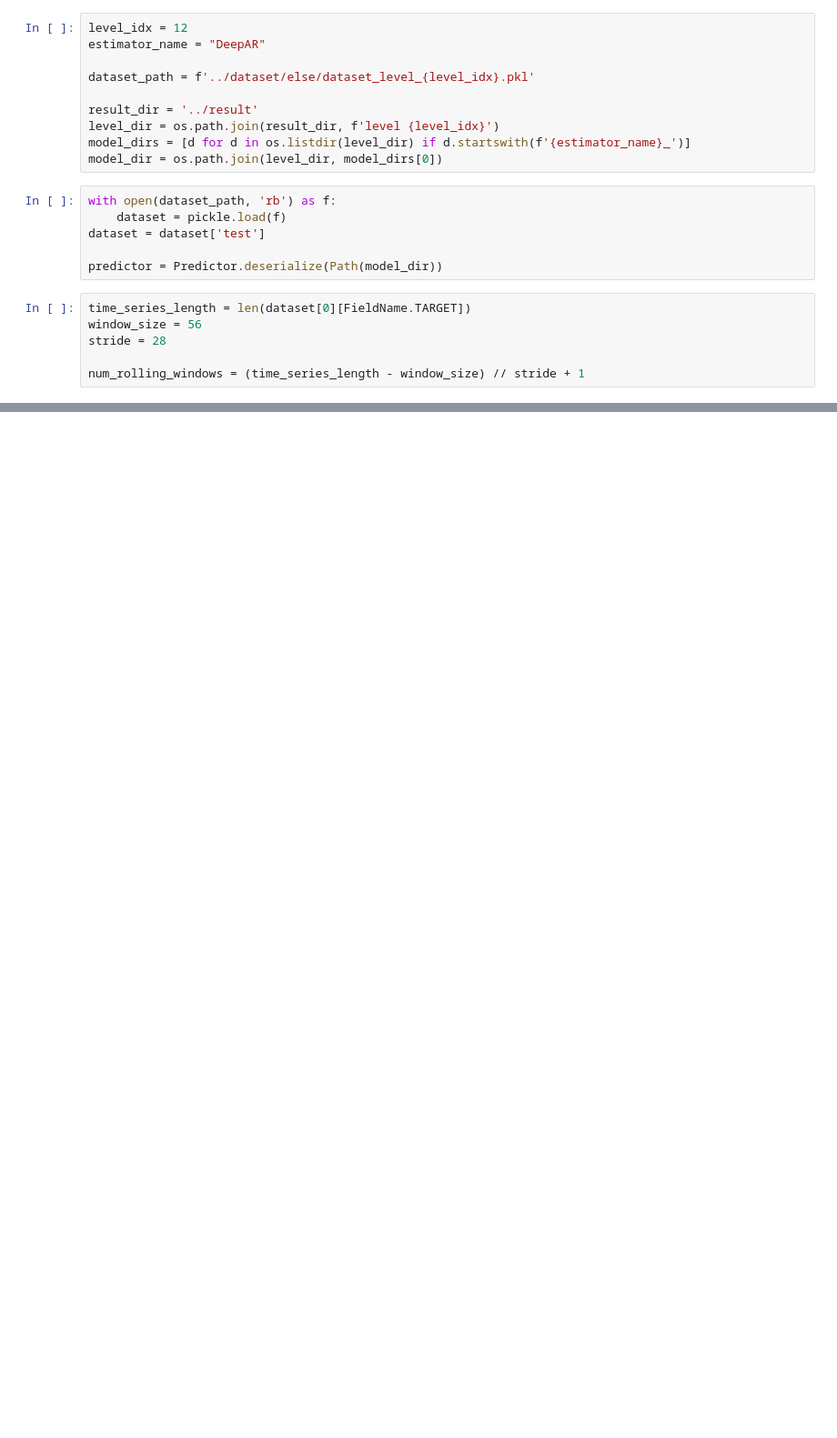
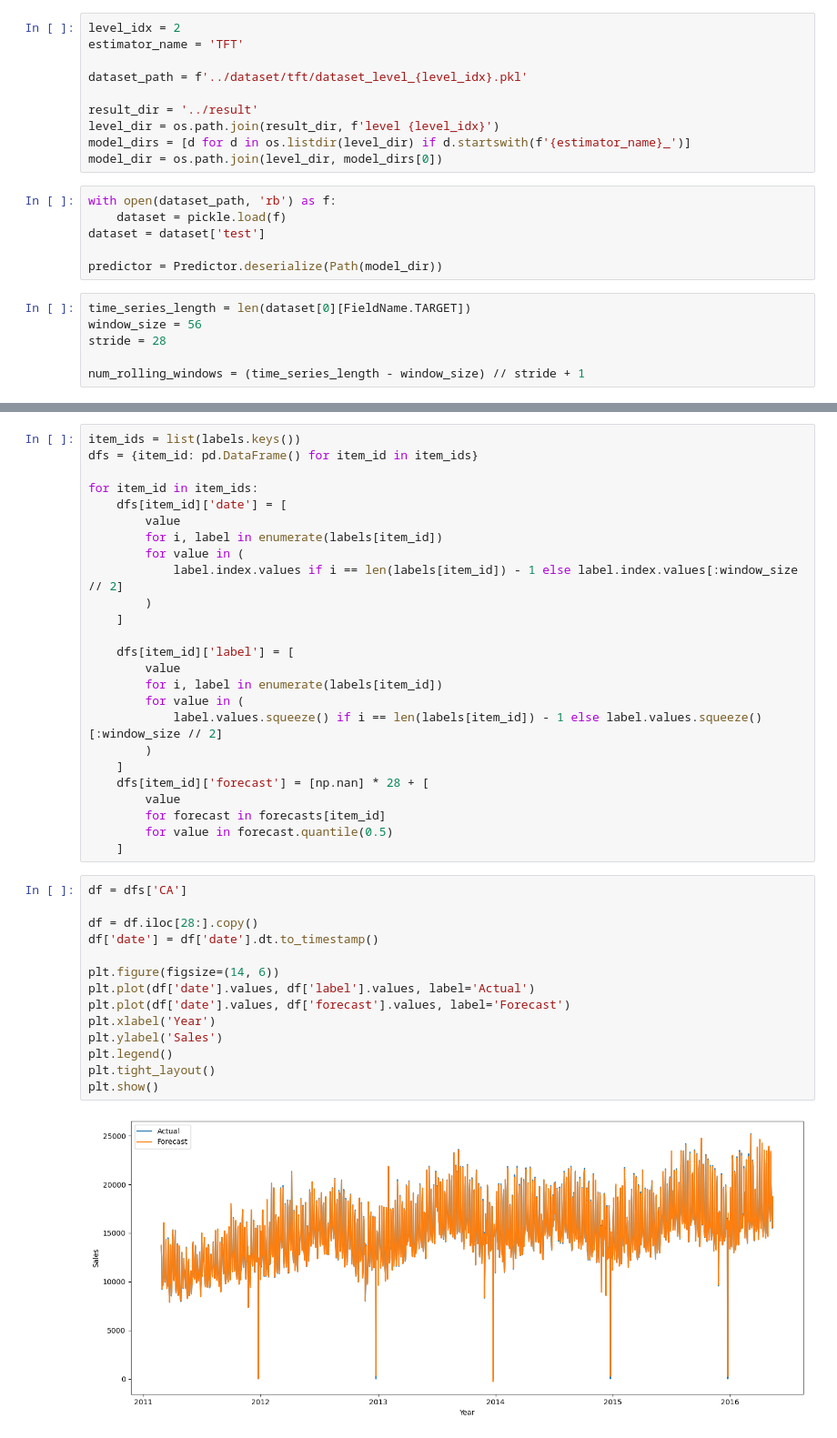
Before and after one commit to hakhyun0615/SCI_Journal_2, a Jupyter notebook: code/rolling_forecast.ipynb, the cells around one changed output, grey strips where cells are left out. Shown at 91% size. Saved outputs shown, nothing was run; the diff lists cells and outputs as text; blank space fills up the shorter version.

```diff
--- a/code/rolling_forecast.ipynb
+++ b/code/rolling_forecast.ipynb
@@ -11,10 +12,10 @@ from gluonts.model.predictor import Predictor
 from gluonts.dataset.field_names import FieldName
 from gluonts.evaluation import make_evaluation_predictions
 # %%
-level_idx = 12
-estimator_name = "DeepAR"
+level_idx = 2
+estimator_name = 'TFT'
 
-dataset_path = f'../dataset/else/dataset_level_{level_idx}.pkl'
+dataset_path = f'../dataset/tft/dataset_level_{level_idx}.pkl'
 
 result_dir = '../result'
 level_dir = os.path.join(result_dir, f'level {level_idx}')
@@ -82,0 +129,41 @@ KeyboardInterrupt:
+# %%
+item_ids = list(labels.keys())
+dfs = {item_id: pd.DataFrame() for item_id in item_ids}
+
+for item_id in item_ids:
+    dfs[item_id]['date'] = [
+        value
+        for i, label in enumerate(labels[item_id])
+        for value in (
+            label.index.values if i == len(labels[item_id]) - 1 else label.index.values[:window_size // 2]
+        )
+    ]
+
+    dfs[item_id]['label'] = [
+        value
+        for i, label in enumerate(labels[item_id])
+        for value in (
+            label.values.squeeze() if i == len(labels[item_id]) - 1 else label.values.squeeze()[:window_size // 2]
+        )
+    ]
+    dfs[item_id]['forecast'] = [np.nan] * 28 + [
+        value
+        for forecast in forecasts[item_id]
+        for value in forecast.quantile(0.5)
+    ]
+# %%
+df = dfs['CA']
+
+df = df.iloc[28:].copy()
+df['date'] = df['date'].dt.to_timestamp()
+
+plt.figure(figsize=(14, 6))
+plt.plot(df['date'].values, df['label'].values, label='Actual')
+plt.plot(df['date'].values, df['forecast'].values, label='Forecast')
+plt.xlabel('Year')
+plt.ylabel('Sales')
+plt.legend()
+plt.tight_layout()
+plt.show()
+# %% [output]
+[figure, added]
```
Also changed, not shown: parts of 6 cells of this notebook, 2 other files.
